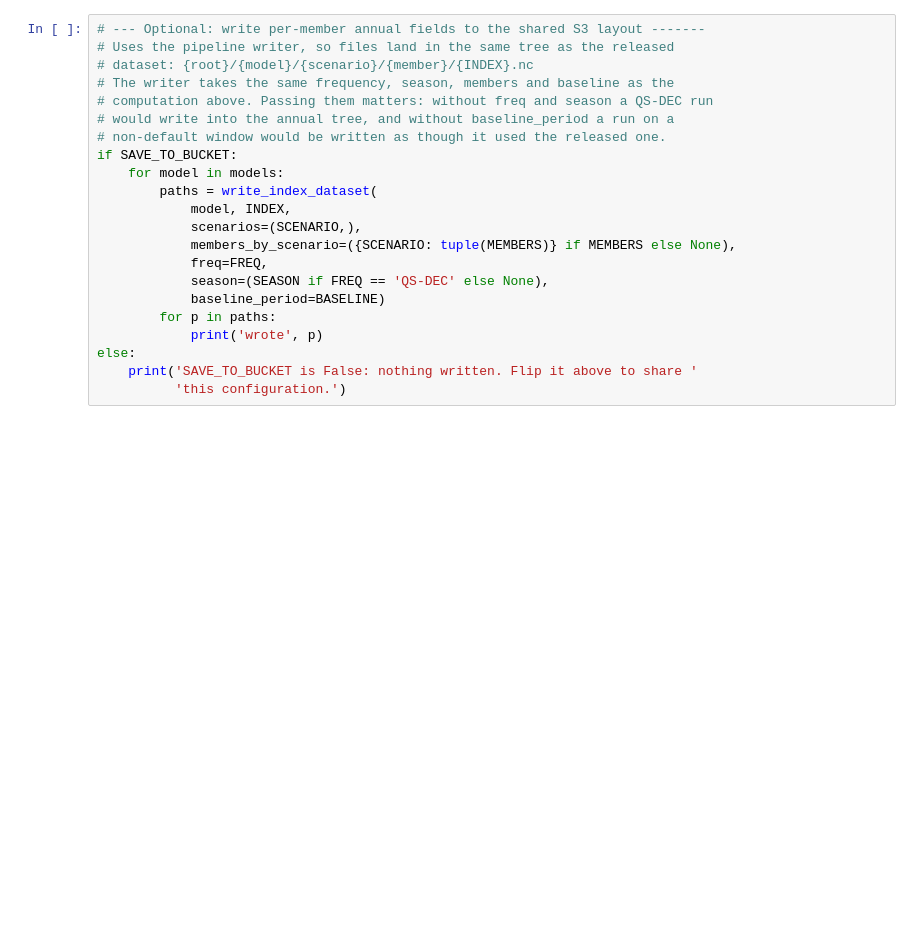
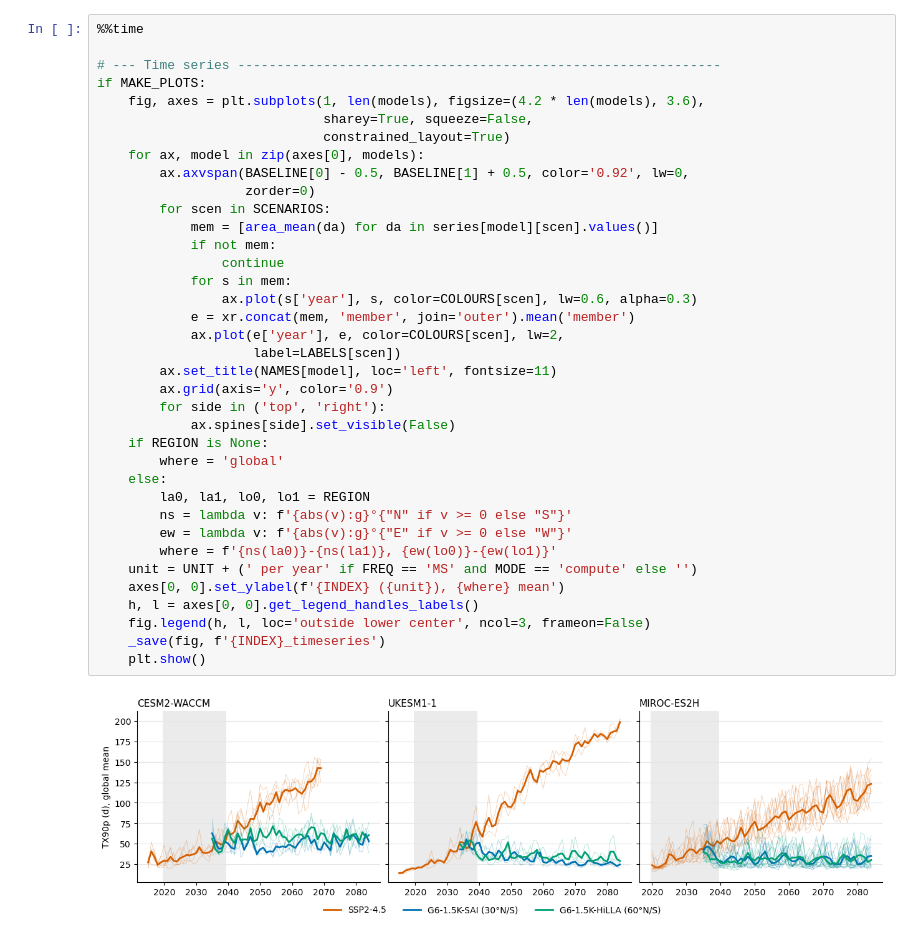
Before and after one commit to OT-Afrifa/etccdi-indices, a Jupyter notebook: compute_any_index.ipynb, the cells around one changed output. Saved outputs shown, nothing was run; the diff lists cells and outputs as text; blank space fills up the shorter version.

```diff
--- a/compute_any_index.ipynb
+++ b/compute_any_index.ipynb
@@ -326,23 +295,39 @@ if MAKE_PLOT:
 # %%
-# --- Optional: write per-member annual fields to the shared S3 layout -------
-# Uses the pipeline writer, so files land in the same tree as the released
-# dataset: {root}/{model}/{scenario}/{member}/{INDEX}.nc
-# The writer takes the same frequency, season, members and baseline as the
-# computation above. Passing them matters: without freq and season a QS-DEC run
-# would write into the annual tree, and without baseline_period a run on a
-# non-default window would be written as though it used the released one.
-if SAVE_TO_BUCKET:
-    for model in models:
-        paths = write_index_dataset(
-            model, INDEX,
-            scenarios=(SCENARIO,),
-            members_by_scenario=({SCENARIO: tuple(MEMBERS)} if MEMBERS else None),
-            freq=FREQ,
-            season=(SEASON if FREQ == 'QS-DEC' else None),
-            baseline_period=BASELINE)
-        for p in paths:
-            print('wrote', p)
-else:
-    print('SAVE_TO_BUCKET is False: nothing written. Flip it above to share '
-          'this configuration.')
+%%time
+
+# --- Time series --------------------------------------------------------------
+if MAKE_PLOTS:
+    fig, axes = plt.subplots(1, len(models), figsize=(4.2 * len(models), 3.6),
+                             sharey=True, squeeze=False,
+                             constrained_layout=True)
+    for ax, model in zip(axes[0], models):
+        ax.axvspan(BASELINE[0] - 0.5, BASELINE[1] + 0.5, color='0.92', lw=0,
+                   zorder=0)
+        for scen in SCENARIOS:
+            mem = [area_mean(da) for da in series[model][scen].values()]
+            if not mem:
+                continue
+            for s in mem:
+                ax.plot(s['year'], s, color=COLOURS[scen], lw=0.6, alpha=0.3)
+            e = xr.concat(mem, 'member', join='outer').mean('member')
+            ax.plot(e['year'], e, color=COLOURS[scen], lw=2,
+                    label=LABELS[scen])
+        ax.set_title(NAMES[model], loc='left', fontsize=11)
+        ax.grid(axis='y', color='0.9')
+        for side in ('top', 'right'):
+            ax.spines[side].set_visible(False)
+    if REGION is None:
+        where = 'global'
+    else:
+        la0, la1, lo0, lo1 = REGION
+        ns = lambda v: f'{abs(v):g}°{"N" if v >= 0 else "S"}'
+        ew = lambda v: f'{abs(v):g}°{"E" if v >= 0 else "W"}'
+        where = f'{ns(la0)}-{ns(la1)}, {ew(lo0)}-{ew(lo1)}'
+    unit = UNIT + (' per year' if FREQ == 'MS' and MODE == 'compute' else '')
+    axes[0, 0].set_ylabel(f'{INDEX} ({unit}), {where} mean')
+    h, l = axes[0, 0].get_legend_handles_labels()
+    fig.legend(h, l, loc='outside lower center', ncol=3, frameon=False)
+    _save(fig, f'{INDEX}_timeseries')
+    plt.show()
 # %% [output]
+[figure, added]
```
Also changed, not shown: parts of 13 cells of this notebook.
